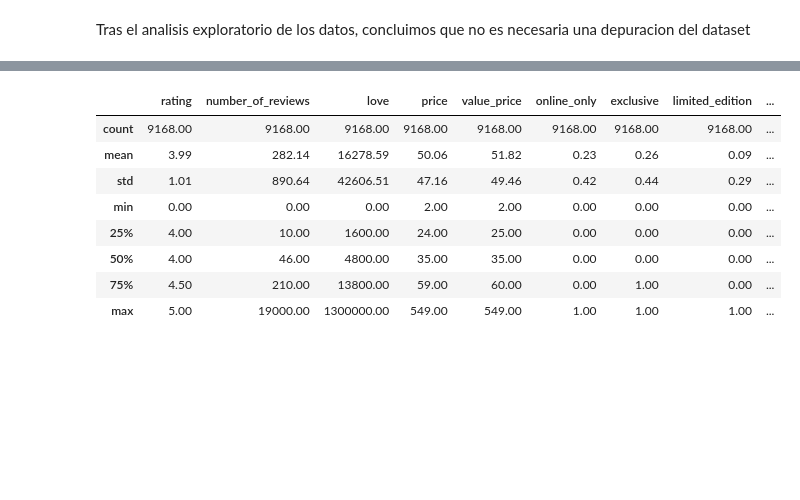
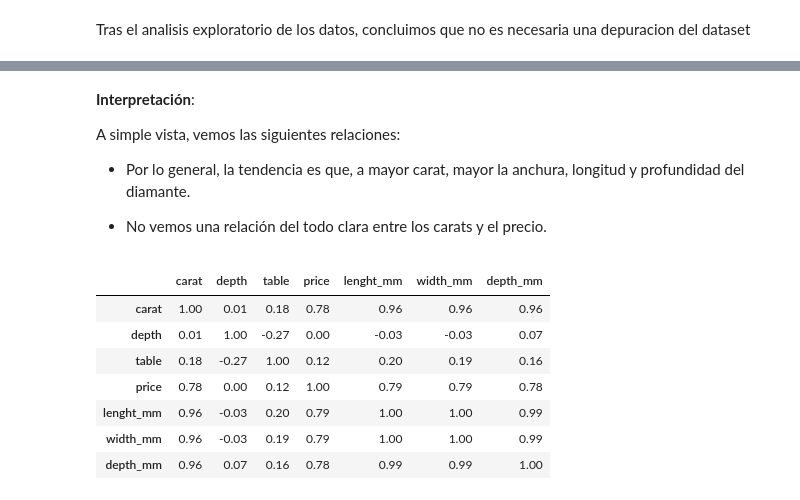
Before and after one commit to Adalab/DA-promoc-modulo3-sprint1-judith-gadea, a Jupyter notebook: Regresión lineal/ML-1-Intro.ipynb, the cells around one changed output, grey strips where cells are left out. Drawn from its saved outputs; the diff is of its cells as text; code cells hidden in the pictures; blank space fills up the shorter version.

```diff
--- a/Regresión lineal/ML-1-Intro.ipynb
+++ b/Regresión lineal/ML-1-Intro.ipynb
@@ -141,0 +203,32 @@ Tras el analisis exploratorio de los datos, concluimos que no es necesaria una d
+# %%
+dicc_indices = {} # creamos un diccionario donde almacenaremos índices de los outliers
+
+def detectar_outliers(lista_columnas, dataframe):
+
+    # iteramos por la lista de las columnas numéricas de nuestro dataframe
+    for col in lista_columnas:
+
+        #calculamos los cuartiles Q1 y Q3
+        Q1 = np.nanpercentile(dataframe[col], 25)
+        Q3 = np.nanpercentile(dataframe[col], 75)
+
+        # calculamos el rango intercuartil
+        IQR = Q3 - Q1
+
+        # calculamos los límites
+        outlier_step = 2 * IQR
+
+        # filtramos nuestro dataframe para indentificar los outliers
+        outliers_data = dataframe[(dataframe[col] < Q1 - outlier_step) | (dataframe[col] > Q3 + outlier_step)]
+
+
+        if outliers_data.shape[0] > 0: # chequeamos si nuestro dataframe tiene alguna fila.
+
+            dicc_indices[col] = (list(outliers_data.index)) # si tiene fila es que hay outliers y por lo tanto lo añadimos a nuestro diccionario
+
+            print(col.upper())
+            #display(outliers_data)
+            print("-----------")
+
+
+    return dicc_indices
@@ -141,0 +266,3 @@ Tras el analisis exploratorio de los datos, concluimos que no es necesaria una d
+# %%
+#todos los outliers del df:
+index_all = detectar_outliers(numericas2.columns, numericas2)
@@ -141,0 +299,7 @@ Tras el analisis exploratorio de los datos, concluimos que no es necesaria una d
+# %%
+#reemplazamos todos los outliers por la mediana a partir del diccionario creado con todas las columnas:
+for k, v in index_all.items():
+    median = df2[k].median()
+
+    for i in v:
+        df2.loc[i,k] = median
@@ -142,12 +368,19 @@ Tras el analisis exploratorio de los datos, concluimos que no es necesaria una d
+# %% [markdown]
+**Interpretación**:
+
+A simple vista, vemos las siguientes relaciones:
+
+- Por lo general, la tendencia es que, a mayor carat, mayor la anchura, longitud y profundidad del diamante.
+
+- No vemos una relación del todo clara entre los carats y el precio.
 # %%
-round(df.describe(),2)
+round(df2.corr(),2)
 # %% [output]
-|  | rating | number_of_reviews | love | price | value_price | online_only | exclusive | limited_edition | ... |
-| count | 9168.00 | 9168.00 | 9168.00 | 9168.00 | 9168.00 | 9168.00 | 9168.00 | 9168.00 | ... |
-| mean | 3.99 | 282.14 | 16278.59 | 50.06 | 51.82 | 0.23 | 0.26 | 0.09 | ... |
-| std | 1.01 | 890.64 | 42606.51 | 47.16 | 49.46 | 0.42 | 0.44 | 0.29 | ... |
-| min | 0.00 | 0.00 | 0.00 | 2.00 | 2.00 | 0.00 | 0.00 | 0.00 | ... |
-| 25% | 4.00 | 10.00 | 1600.00 | 24.00 | 25.00 | 0.00 | 0.00 | 0.00 | ... |
-| 50% | 4.00 | 46.00 | 4800.00 | 35.00 | 35.00 | 0.00 | 0.00 | 0.00 | ... |
-| 75% | 4.50 | 210.00 | 13800.00 | 59.00 | 60.00 | 0.00 | 1.00 | 0.00 | ... |
-| max | 5.00 | 19000.00 | 1300000.00 | 549.00 | 549.00 | 1.00 | 1.00 | 1.00 | ... |
+|  | carat | depth | table | price | lenght_mm | width_mm | depth_mm |
+| carat | 1.00 | 0.01 | 0.18 | 0.78 | 0.96 | 0.96 | 0.96 |
+| depth | 0.01 | 1.00 | -0.27 | 0.00 | -0.03 | -0.03 | 0.07 |
+| table | 0.18 | -0.27 | 1.00 | 0.12 | 0.20 | 0.19 | 0.16 |
+| price | 0.78 | 0.00 | 0.12 | 1.00 | 0.79 | 0.79 | 0.78 |
+| lenght_mm | 0.96 | -0.03 | 0.20 | 0.79 | 1.00 | 1.00 | 0.99 |
+| width_mm | 0.96 | -0.03 | 0.19 | 0.79 | 1.00 | 1.00 | 0.99 |
+| depth_mm | 0.96 | 0.07 | 0.16 | 0.78 | 0.99 | 0.99 | 1.00 |
```
Also changed, not shown: parts of 49 cells of this notebook, 5 other files.
